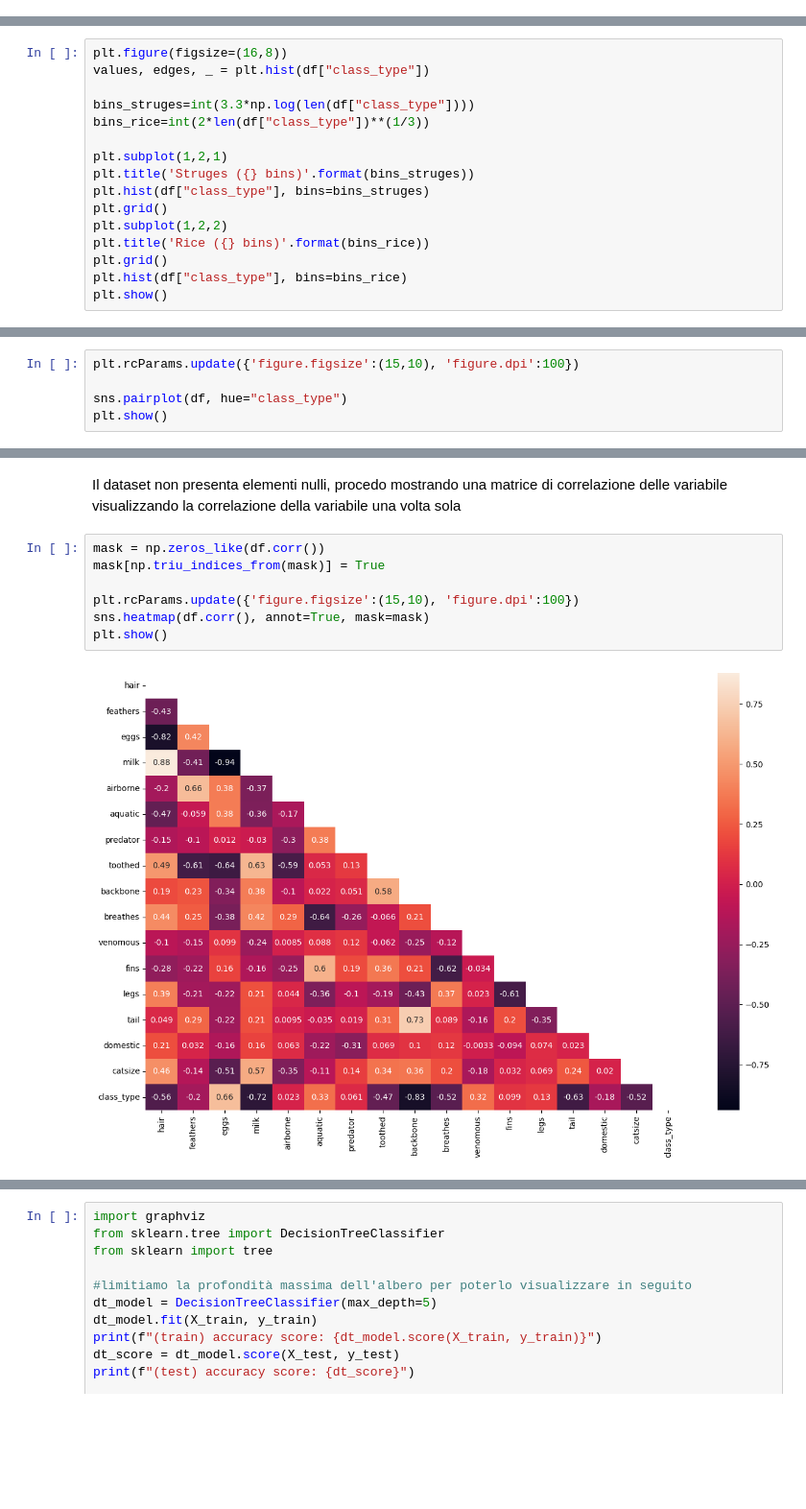
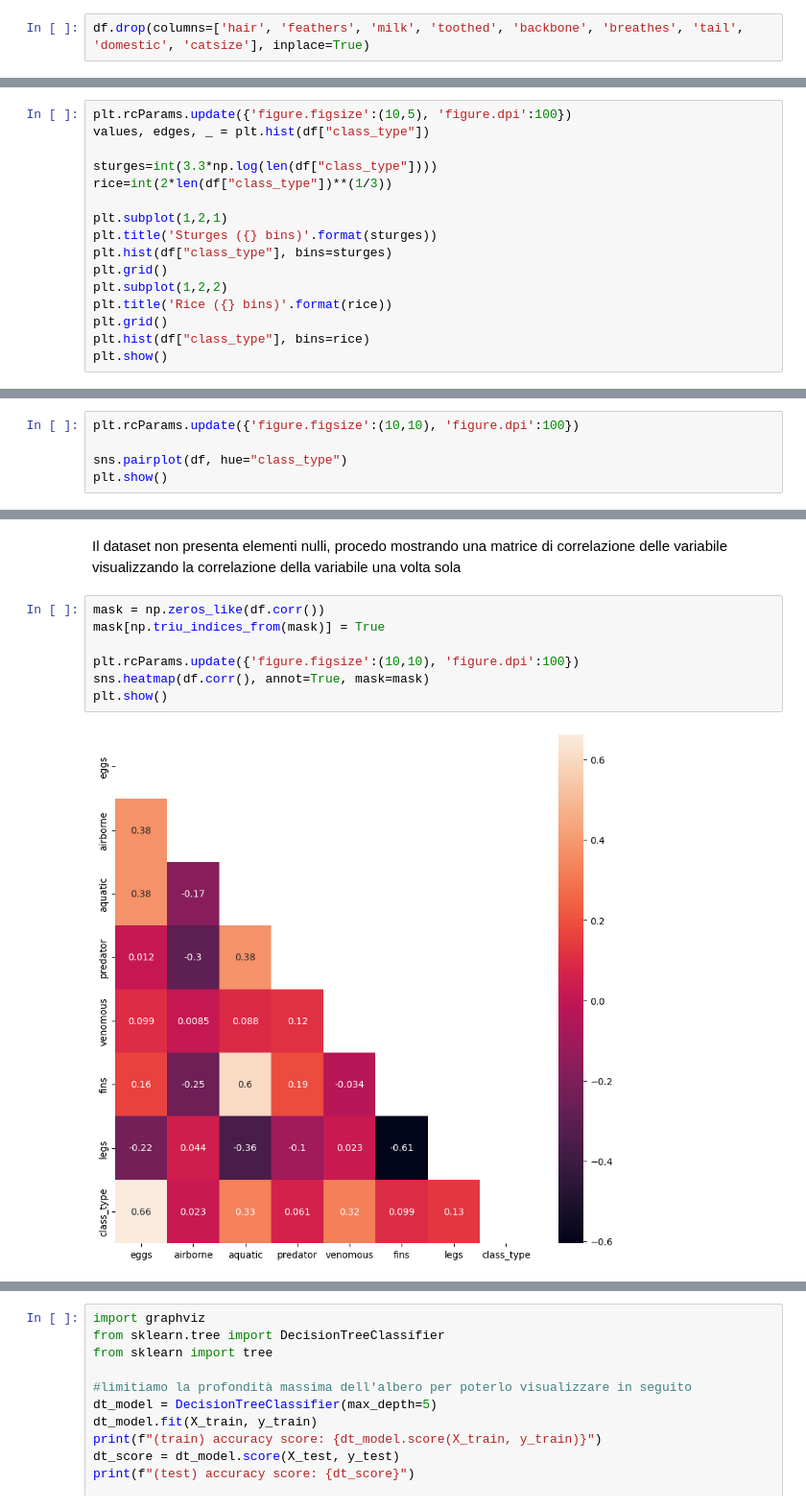
Before and after one commit to khalld/animals-zoo-classification, a Jupyter notebook: code.ipynb, the cells around one changed output, grey strips where cells are left out. Shown at 96% size. Cells and saved outputs as stored; diff of their text form; blank space fills up the shorter version.

```diff
--- a/code.ipynb
+++ b/code.ipynb
@@ -50,0 +48,2 @@ Costruisco la probabilità mass function:
+# %%
+df.drop(columns=['hair', 'feathers', 'milk', 'toothed', 'backbone', 'breathes', 'tail', 'domestic', 'catsize'], inplace=True)
@@ -72,17 +83,17 @@ Infine plotto la PDF per descrivere meglio il fenomeno (la variabile di riferime
 # %%
-plt.figure(figsize=(16,8))
+plt.rcParams.update({'figure.figsize':(10,5), 'figure.dpi':100})
 values, edges, _ = plt.hist(df["class_type"])
 
-bins_struges=int(3.3*np.log(len(df["class_type"])))
-bins_rice=int(2*len(df["class_type"])**(1/3))
+sturges=int(3.3*np.log(len(df["class_type"])))
+rice=int(2*len(df["class_type"])**(1/3))
 
 plt.subplot(1,2,1)
-plt.title('Struges ({} bins)'.format(bins_struges))
-plt.hist(df["class_type"], bins=bins_struges)
+plt.title('Sturges ({} bins)'.format(sturges))
+plt.hist(df["class_type"], bins=sturges)
 plt.grid()
 plt.subplot(1,2,2)
-plt.title('Rice ({} bins)'.format(bins_rice))
+plt.title('Rice ({} bins)'.format(rice))
 plt.grid()
-plt.hist(df["class_type"], bins=bins_rice)
+plt.hist(df["class_type"], bins=rice)
 plt.show()
 # %% [output]
@@ -102,5 +113,5 @@ Plotto una stima della densità
 # %%
-plt.rcParams.update({'figure.figsize':(15,10), 'figure.dpi':100})
+plt.rcParams.update({'figure.figsize':(10,10), 'figure.dpi':100})
 
 sns.pairplot(df, hue="class_type")
 plt.show()
@@ -111,10 +122,10 @@ Il dataset non presenta elementi nulli, procedo mostrando una matrice di correla
 # %%
 mask = np.zeros_like(df.corr())
 mask[np.triu_indices_from(mask)] = True
 
-plt.rcParams.update({'figure.figsize':(15,10), 'figure.dpi':100})
+plt.rcParams.update({'figure.figsize':(10,10), 'figure.dpi':100})
 sns.heatmap(df.corr(), annot=True, mask=mask)
 plt.show()
 # %% [output]
-[figure, old version]
+[figure, new version]
 # %%
```
Also changed, not shown: parts of 38 cells of this notebook.
